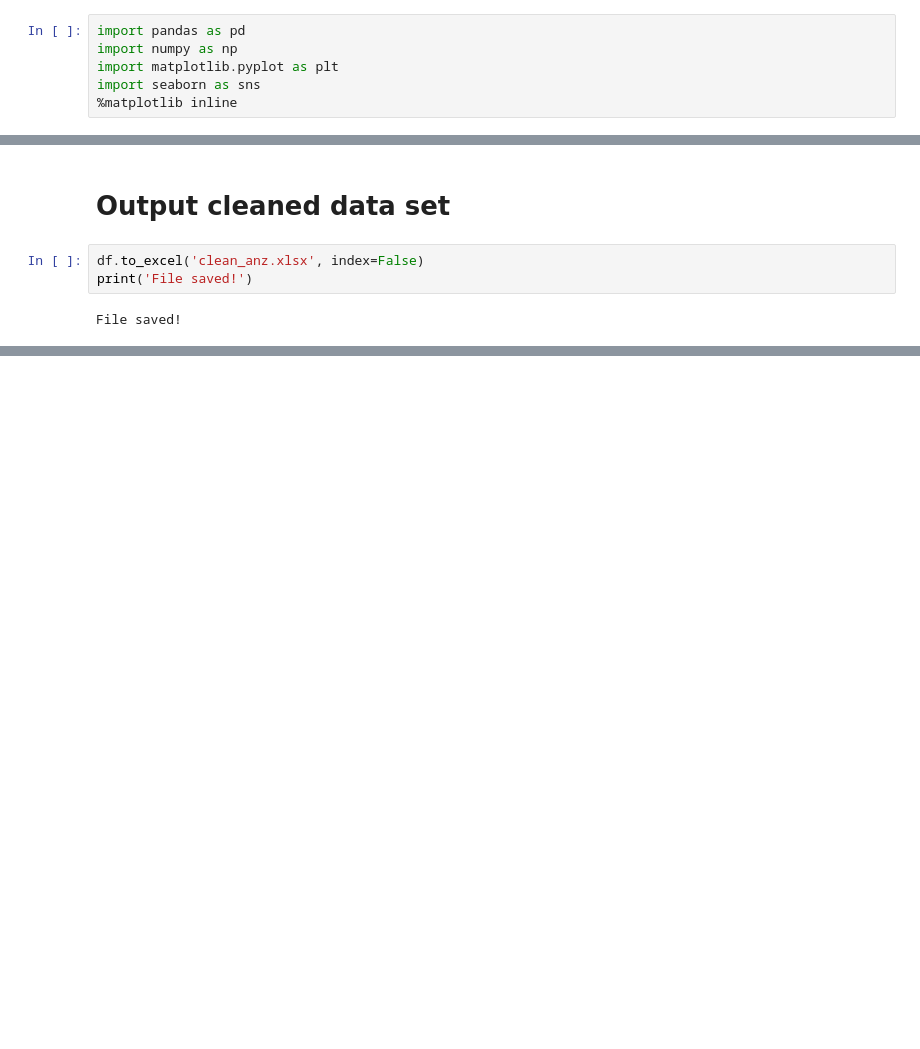
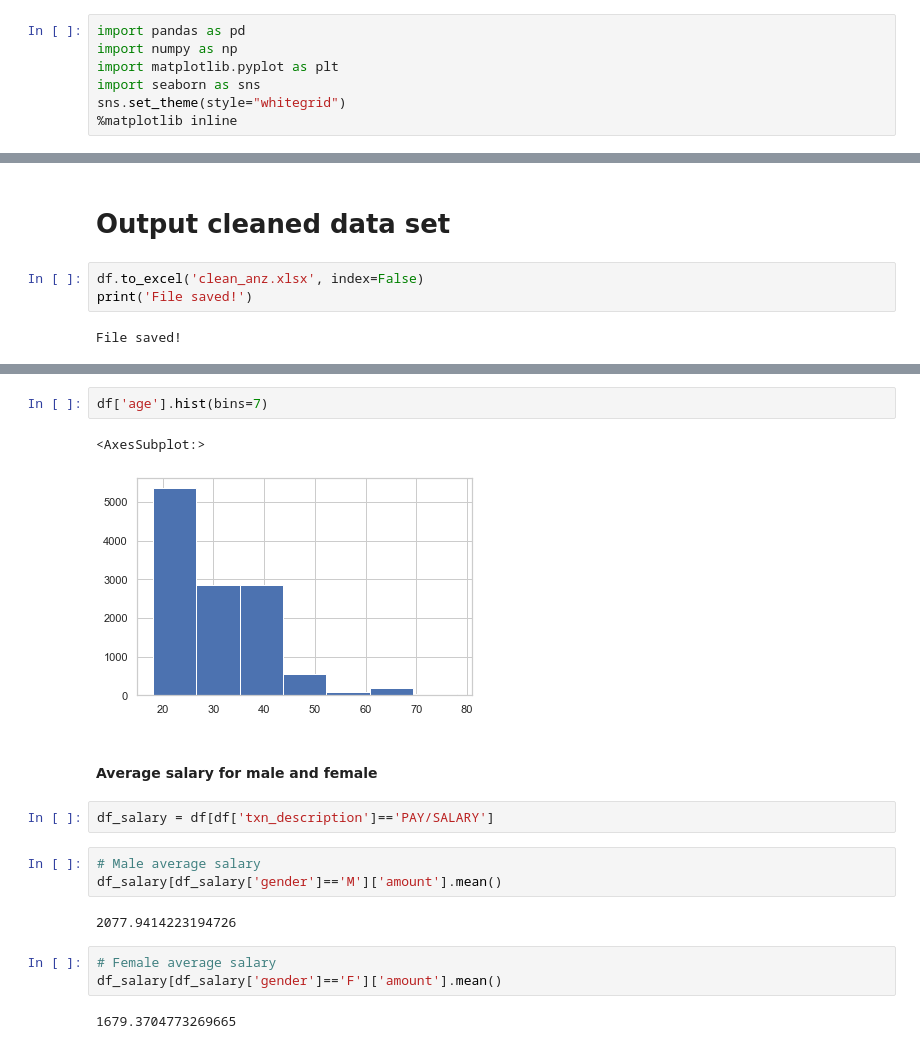
Before and after one commit to HHook/ANZ-virtual-internship, a Jupyter notebook: ANZ virtual internship EDA.ipynb, the cells around one changed output, grey strips where cells are left out. Saved outputs shown, nothing was run; the diff lists cells and outputs as text; blank space fills up the shorter version.

Commit message:
Transaction visualisations

```diff
--- a/ANZ virtual internship EDA.ipynb
+++ b/ANZ virtual internship EDA.ipynb
@@ -27,6 +27,7 @@ import pandas as pd
 import numpy as np
 import matplotlib.pyplot as plt
 import seaborn as sns
+sns.set_theme(style="whitegrid")
 %matplotlib inline
 # %%
 df = pd.read_excel('ANZ synthesised transaction dataset.xlsx')
@@ -272,0 +351,19 @@ df.head(2)
+# %%
+df['age'].hist(bins=7)
+# %% [output]
+<AxesSubplot:>
+[figure, added]
+# %% [markdown]
+#### Average salary for male and female
+# %%
+df_salary = df[df['txn_description']=='PAY/SALARY']
+# %%
+# Male average salary
+df_salary[df_salary['gender']=='M']['amount'].mean()
+# %% [output]
+2077.9414223194726
+# %%
+# Female average salary
+df_salary[df_salary['gender']=='F']['amount'].mean()
+# %% [output]
+1679.3704773269665
```
Also changed, not shown: parts of 66 cells of this notebook, 1 other file.
